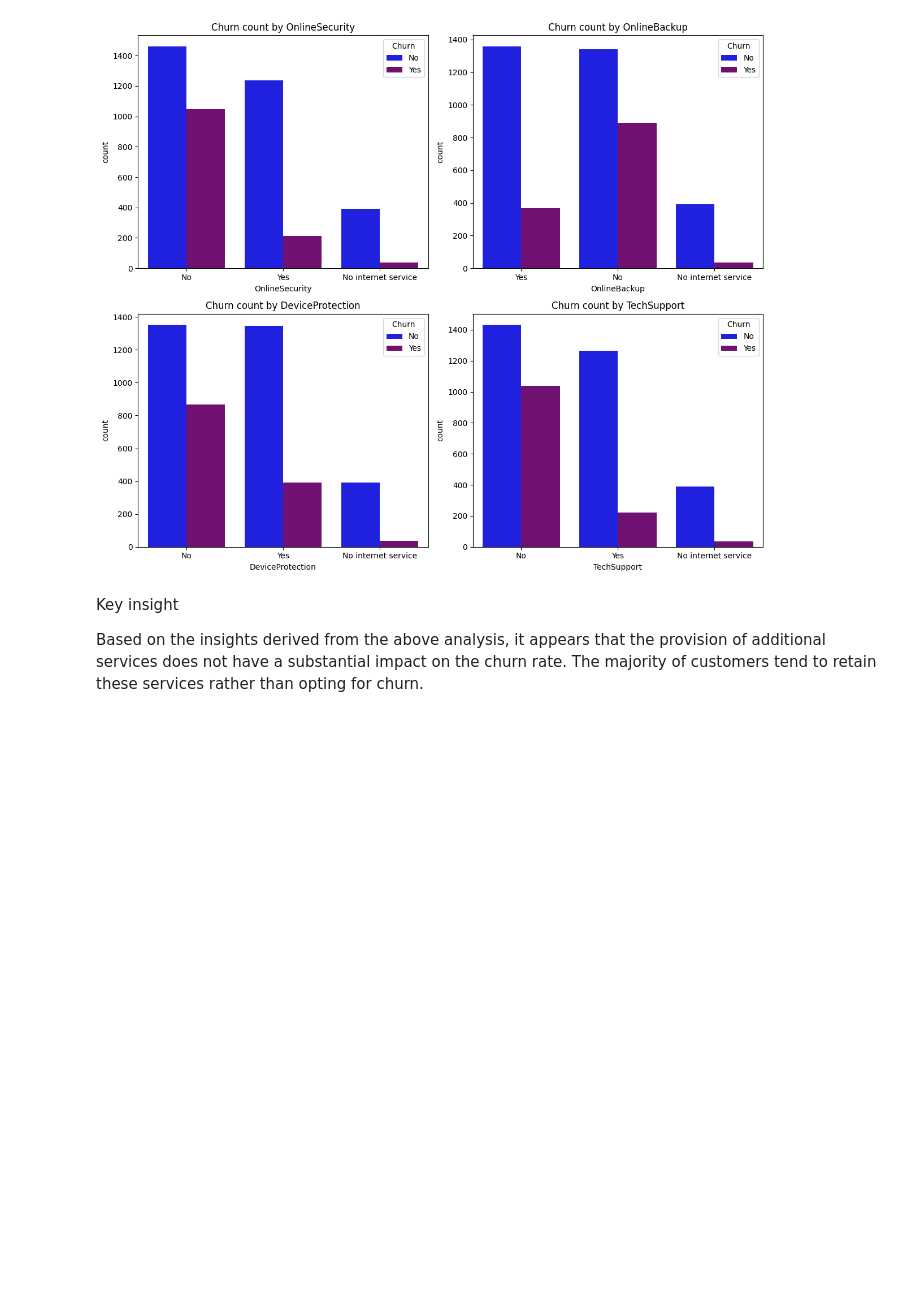
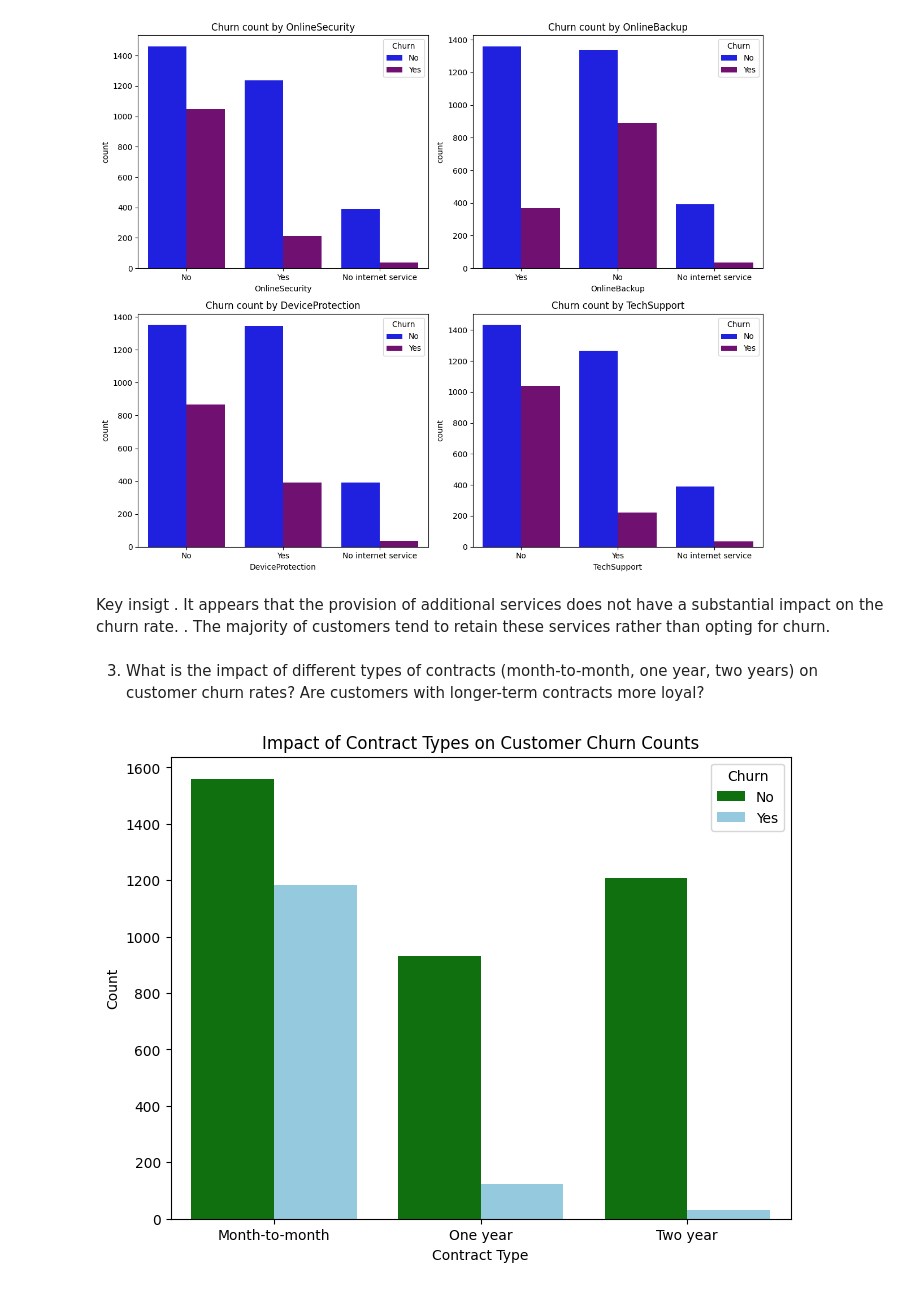
Before and after one commit to Iyanuadeleye01/IBM-Attrition-Prediction, a Jupyter notebook: notebook.ipynb, the cells around one changed output. Saved outputs shown, nothing was run; the diff lists cells and outputs as text; code cells hidden in the pictures; blank space fills up the shorter version.

```diff
--- a/notebook.ipynb
+++ b/notebook.ipynb
@@ -774,6 +816,22 @@ plt.show()
 # %% [output]
 [figure]
 # %% [markdown]
-Key insight
-
-Based on the insights derived from the above analysis, it appears that the provision of additional services does not have a substantial impact on the churn rate. The majority of customers tend to retain these services rather than opting for churn.
+Key insigt
+. It appears that the provision of additional services does not have a substantial impact on the churn rate.
+. The majority of customers tend to retain these services rather than opting for churn.
+# %% [markdown]
+3. What is the impact of different types of contracts (month-to-month, one year, two years) on customer churn rates? Are customers with longer-term contracts more loyal?
+# %%
+
+
+# Create a count plot using Seaborn
+plt.figure(figsize=(8, 6))
+sns.countplot(x='Contract', hue='Churn', data=df, palette={'No': 'green', 'Yes': 'skyblue'})
+
+# Set plot labels and title
+plt.xlabel('Contract Type')
+plt.ylabel('Count')
+plt.title('Impact of Contract Types on Customer Churn Counts')
+plt.show()
+# %% [output]
+[figure, added]
```
Also changed, not shown: parts of 47 cells of this notebook.
